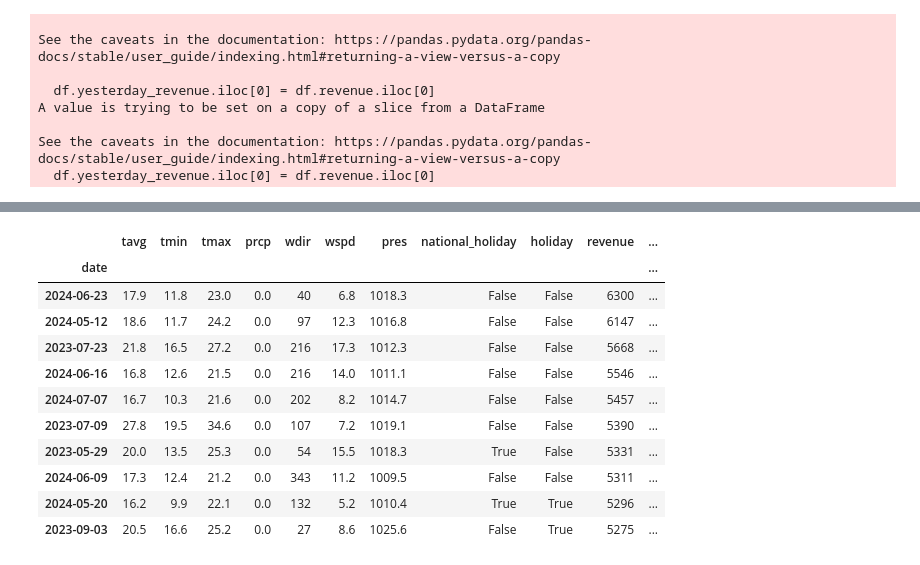
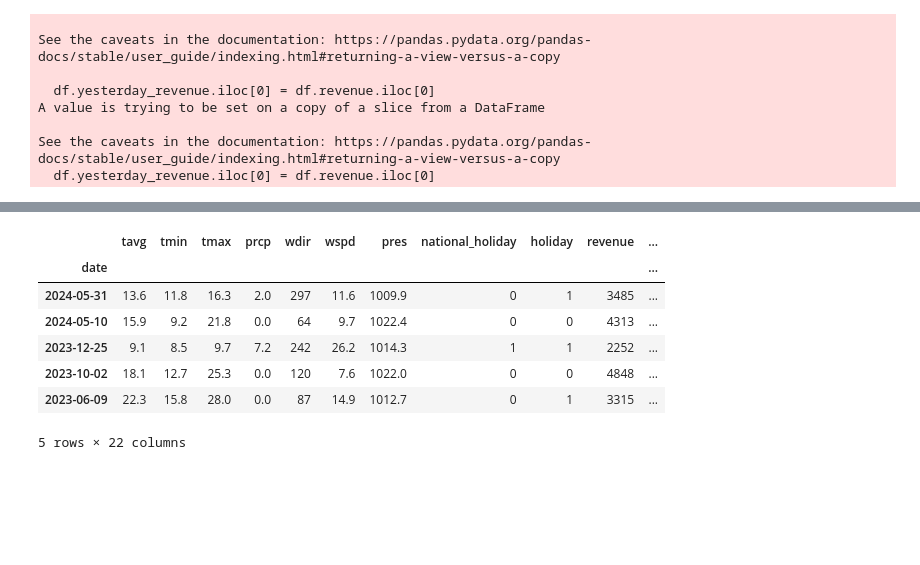
Before and after one commit to JonasEtFi/Restaurant-Revenue-Forecasting, a Jupyter notebook: data_manipulation.ipynb, the cells around one changed output, grey strips where cells are left out. Drawn from its saved outputs; the diff is of its cells as text; code cells hidden in the pictures; blank space fills up the shorter version.

```diff
--- a/data_manipulation.ipynb
+++ b/data_manipulation.ipynb
@@ -78,15 +42,11 @@ revenue_per_day.plot.bar(y='revenue')
 # %%
-df.sort_values(by=['revenue'], ascending=False).head(10)
+df.sort_values('bridge_day', ascending=False).head()
 # %% [output]
 |  | tavg | tmin | tmax | prcp | wdir | wspd | pres | national_holiday | holiday | revenue | ... |
 | date |  |  |  |  |  |  |  |  |  |  | ... |
-| 2024-06-23 | 17.9 | 11.8 | 23.0 | 0.0 | 40 | 6.8 | 1018.3 | False | False | 6300 | ... |
-| 2024-05-12 | 18.6 | 11.7 | 24.2 | 0.0 | 97 | 12.3 | 1016.8 | False | False | 6147 | ... |
-| 2023-07-23 | 21.8 | 16.5 | 27.2 | 0.0 | 216 | 17.3 | 1012.3 | False | False | 5668 | ... |
-| 2024-06-16 | 16.8 | 12.6 | 21.5 | 0.0 | 216 | 14.0 | 1011.1 | False | False | 5546 | ... |
-| 2024-07-07 | 16.7 | 10.3 | 21.6 | 0.0 | 202 | 8.2 | 1014.7 | False | False | 5457 | ... |
-| 2023-07-09 | 27.8 | 19.5 | 34.6 | 0.0 | 107 | 7.2 | 1019.1 | False | False | 5390 | ... |
-| 2023-05-29 | 20.0 | 13.5 | 25.3 | 0.0 | 54 | 15.5 | 1018.3 | True | False | 5331 | ... |
-| 2024-06-09 | 17.3 | 12.4 | 21.2 | 0.0 | 343 | 11.2 | 1009.5 | False | False | 5311 | ... |
-| 2024-05-20 | 16.2 | 9.9 | 22.1 | 0.0 | 132 | 5.2 | 1010.4 | True | True | 5296 | ... |
-| 2023-09-03 | 20.5 | 16.6 | 25.2 | 0.0 | 27 | 8.6 | 1025.6 | False | True | 5275 | ... |
+| 2024-05-31 | 13.6 | 11.8 | 16.3 | 2.0 | 297 | 11.6 | 1009.9 | 0 | 1 | 3485 | ... |
+| 2024-05-10 | 15.9 | 9.2 | 21.8 | 0.0 | 64 | 9.7 | 1022.4 | 0 | 0 | 4313 | ... |
+| 2023-12-25 | 9.1 | 8.5 | 9.7 | 7.2 | 242 | 26.2 | 1014.3 | 1 | 1 | 2252 | ... |
+| 2023-10-02 | 18.1 | 12.7 | 25.3 | 0.0 | 120 | 7.6 | 1022.0 | 0 | 0 | 4848 | ... |
+| 2023-06-09 | 22.3 | 15.8 | 28.0 | 0.0 | 87 | 14.9 | 1012.7 | 0 | 1 | 3315 | ... |
+5 rows × 22 columns
```
Also changed, not shown: parts of 13 cells of this notebook, 3 other files.
